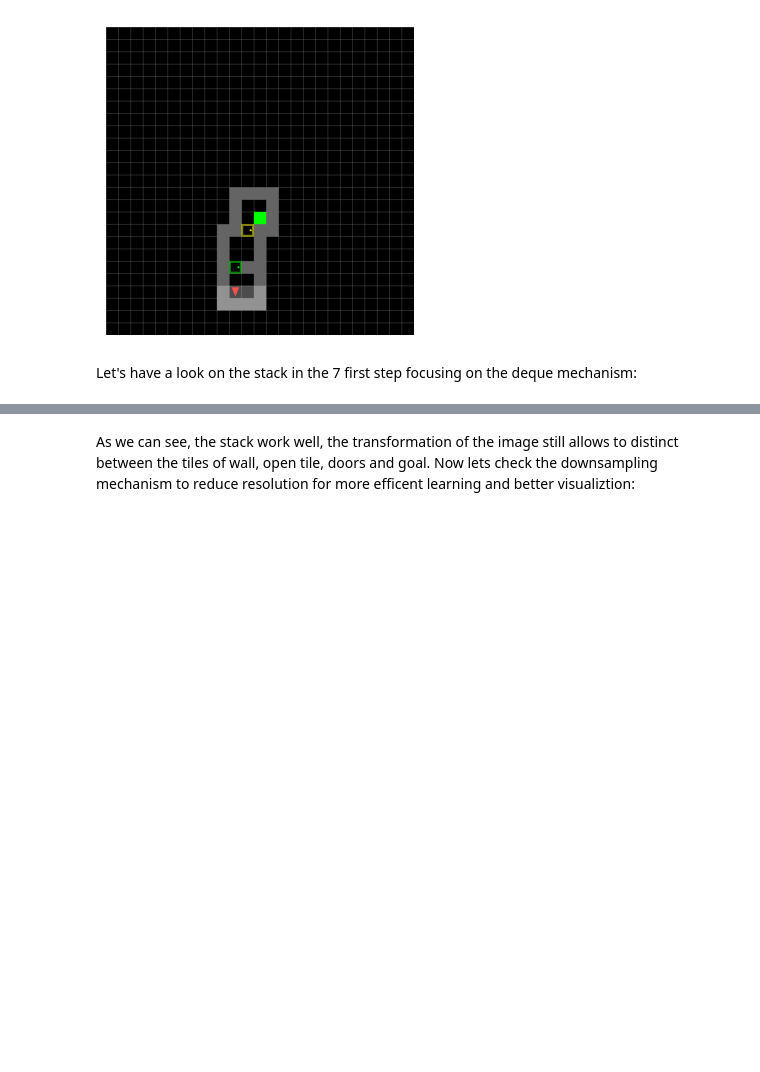
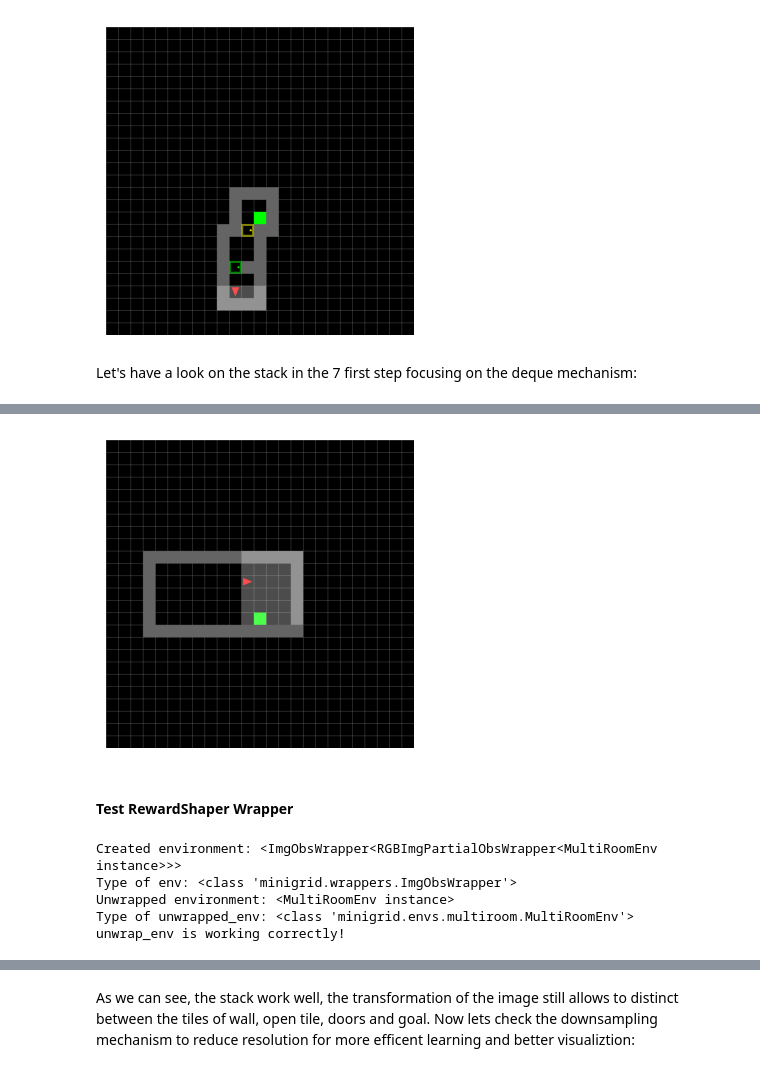
Before and after one commit to yGit741/RL-final, a Jupyter notebook: final_project_training_204266191_318947470.ipynb, the cells around one changed output, grey strips where cells are left out. Drawn from its saved outputs; the diff is of its cells as text; code cells hidden in the pictures; blank space fills up the shorter version.

Commit message:
rewardShape partialy tested

```diff
--- a/final_project_training_204266191_318947470.ipynb
+++ b/final_project_training_204266191_318947470.ipynb
@@ -898 +977,8 @@ visualize_frame_stack(env, frame_stack, lambda env: 2)
 [figure]
+# %%
+goal_visible_env, obs = create_multiroom_env(num_rooms=4, max_room_size=4, seed=434, reward_shaping=True)
+show_full_frame_rgb(env, obs)
+# %% [output]
+[figure, added]
+# %% [markdown]
+#### Test RewardShaper Wrapper
@@ -898,0 +1144,18 @@ visualize_frame_stack(env, frame_stack, lambda env: 2)
+# %%
+env, obs = create_multiroom_env(1, 50, seed=333)
+print(f"Created environment: {env}")
+print(f"Type of env: {type(env)}")  # Check initial type
+
+unwrapped_env = unwrap_env(env)
+print(f"Unwrapped environment: {unwrapped_env}")
+print(f"Type of unwrapped_env: {type(unwrapped_env)}")  # Should be MultiRoomEnv
+
+
+assert isinstance(unwrapped_env, MultiRoomEnv), "unwrap_env is not working correctly!"
+print("unwrap_env is working correctly!")
+# %% [output]
+Created environment: <ImgObsWrapper<RGBImgPartialObsWrapper<MultiRoomEnv instance>>>
+Type of env: <class 'minigrid.wrappers.ImgObsWrapper'>
+Unwrapped environment: <MultiRoomEnv instance>
+Type of unwrapped_env: <class 'minigrid.envs.multiroom.MultiRoomEnv'>
+unwrap_env is working correctly!
```
Also changed, not shown: parts of 22 cells of this notebook.
